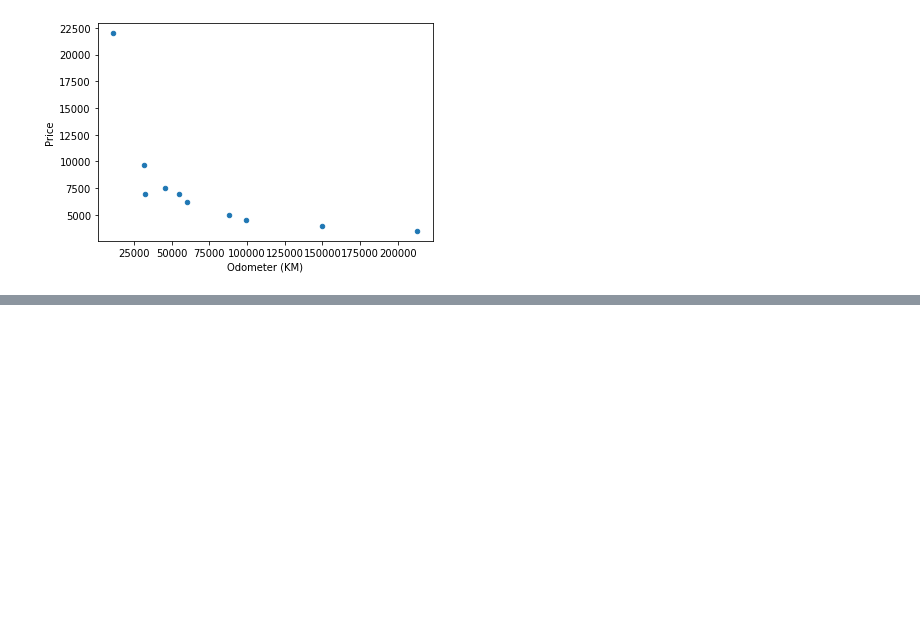
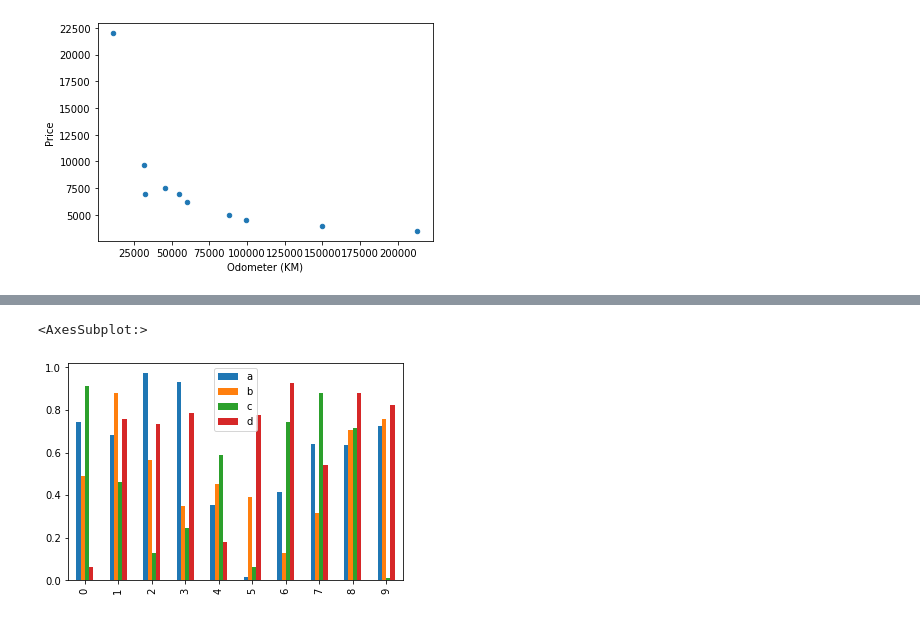
Before and after one commit to mainaliashish/ml-projects, a Jupyter notebook: matlab-practice/practice-matlab.ipynb, the cells around one changed output, grey strips where cells are left out. Saved outputs shown, nothing was run; the diff lists cells and outputs as text; code cells hidden in the pictures; blank space fills up the shorter version.

Commit message:
- Update more ways to draw plots

```diff
--- a/matlab-practice/practice-matlab.ipynb
+++ b/matlab-practice/practice-matlab.ipynb
@@ -236,3 +236,11 @@ car_sales.plot(x="Odometer (KM)", y="Price", kind="scatter")
 # %% [output]
 <AxesSubplot:xlabel='Odometer (KM)', ylabel='Price'>
 [figure]
+# %%
+# Bargraph
+x = np.random.rand(10, 4)
+
+# Turn it into data frame
+df = pd.DataFrame(x, columns=['a','b','c','d'])
+
+df
@@ -238,0 +259,5 @@ car_sales.plot(x="Odometer (KM)", y="Price", kind="scatter")
+# %%
+df.plot.bar()
+# %% [output]
+<AxesSubplot:>
+[figure, added]
```
Also changed, not shown: parts of 5 cells of this notebook.
